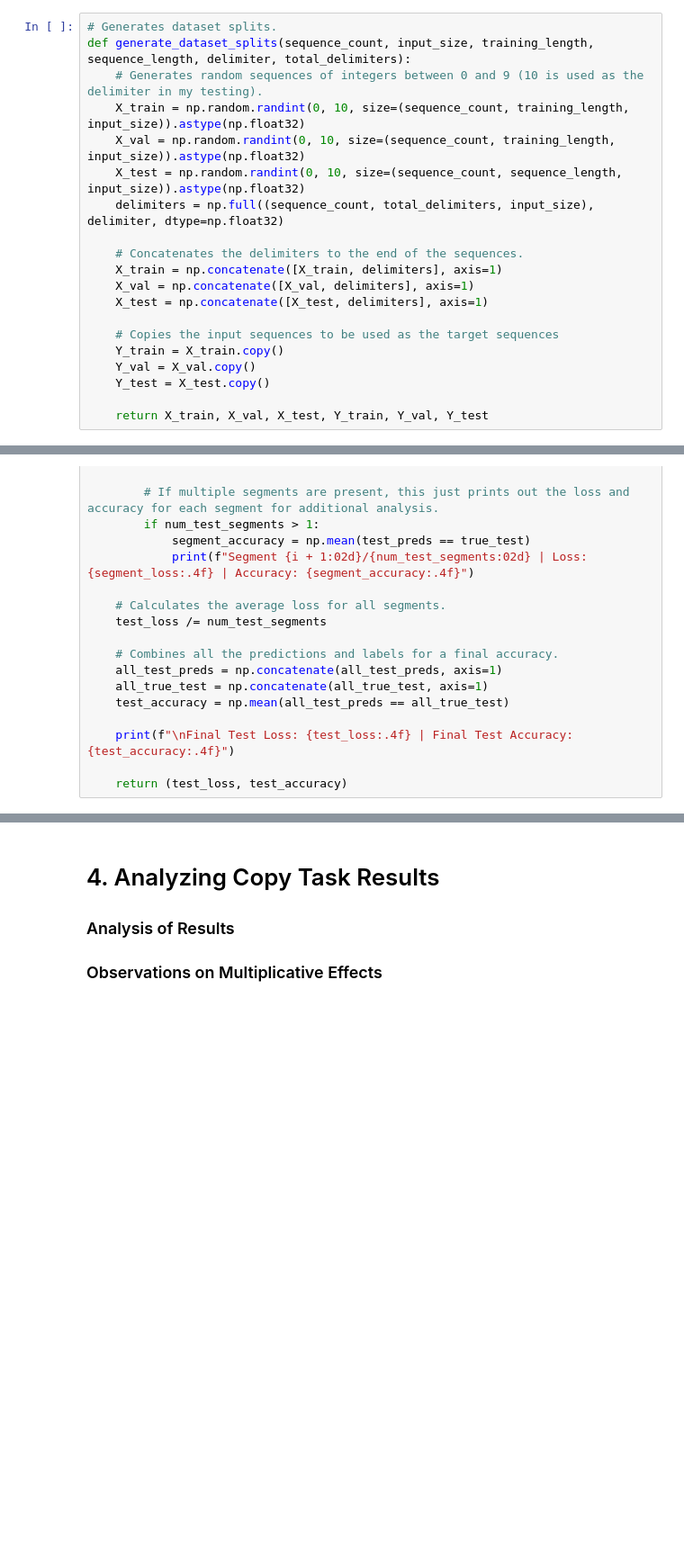
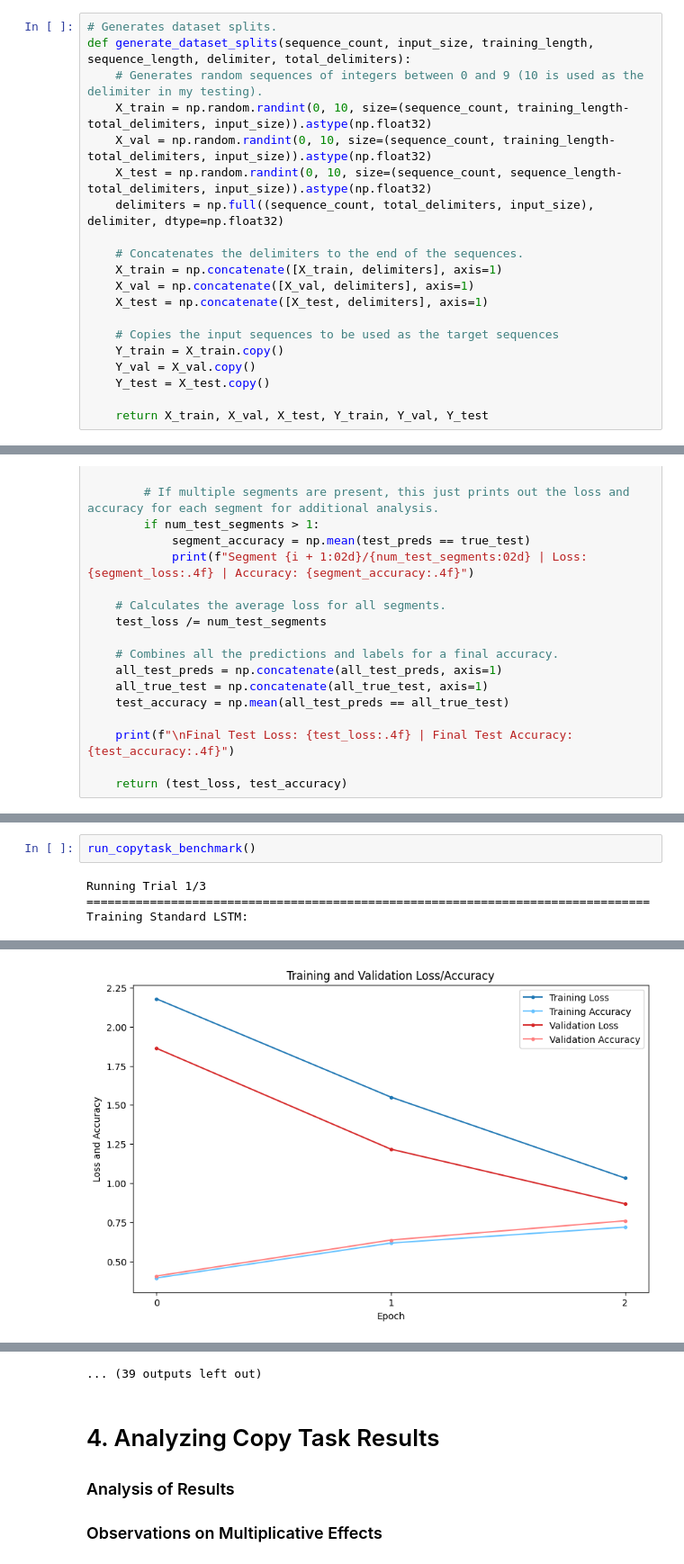
Before and after one commit to maxim-ry/NLP-Assignment-3, a Jupyter notebook: Assignment_3_Maxim_Ryabinov.ipynb, the cells around one changed output, grey strips where cells are left out. Shown at 90% size. Cells and saved outputs as stored; diff of their text form; blank space fills up the shorter version.

```diff
--- a/Assignment_3_Maxim_Ryabinov.ipynb
+++ b/Assignment_3_Maxim_Ryabinov.ipynb
@@ -406,9 +413,9 @@ The X and Y datasets generated represent the input sequences for the model and t
 # Generates dataset splits.
 def generate_dataset_splits(sequence_count, input_size, training_length, sequence_length, delimiter, total_delimiters):
     # Generates random sequences of integers between 0 and 9 (10 is used as the delimiter in my testing).
-    X_train = np.random.randint(0, 10, size=(sequence_count, training_length, input_size)).astype(np.float32)
-    X_val = np.random.randint(0, 10, size=(sequence_count, training_length, input_size)).astype(np.float32)
-    X_test = np.random.randint(0, 10, size=(sequence_count, sequence_length, input_size)).astype(np.float32)
+    X_train = np.random.randint(0, 10, size=(sequence_count, training_length-total_delimiters, input_size)).astype(np.float32)
+    X_val = np.random.randint(0, 10, size=(sequence_count, training_length-total_delimiters, input_size)).astype(np.float32)
+    X_test = np.random.randint(0, 10, size=(sequence_count, sequence_length-total_delimiters, input_size)).astype(np.float32)
     delimiters = np.full((sequence_count, total_delimiters, input_size), delimiter, dtype=np.float32)
 
     # Concatenates the delimiters to the end of the sequences.
@@ -807,0 +762,5 @@ Epoch 10 | Training Loss: 0.4939 | Val Loss: 0.5444 | Training Accuracy: 0.8592
+# %%
+run_copytask_benchmark()
+# %% [output]
+Running Trial 1/3 ================================================================================
+Training Standard LSTM:
@@ -807,0 +771 @@ Epoch 10 | Training Loss: 0.4939 | Val Loss: 0.5444 | Training Accuracy: 0.8592
+[figure, added]
@@ -808,3 +820,4 @@ Epoch 10 | Training Loss: 0.4939 | Val Loss: 0.5444 | Training Accuracy: 0.8592
+... (39 outputs left out)
 # %% [markdown]
 # 4. Analyzing Copy Task Results
 ### Analysis of Results
```
Also changed, not shown: parts of 9 cells of this notebook.
